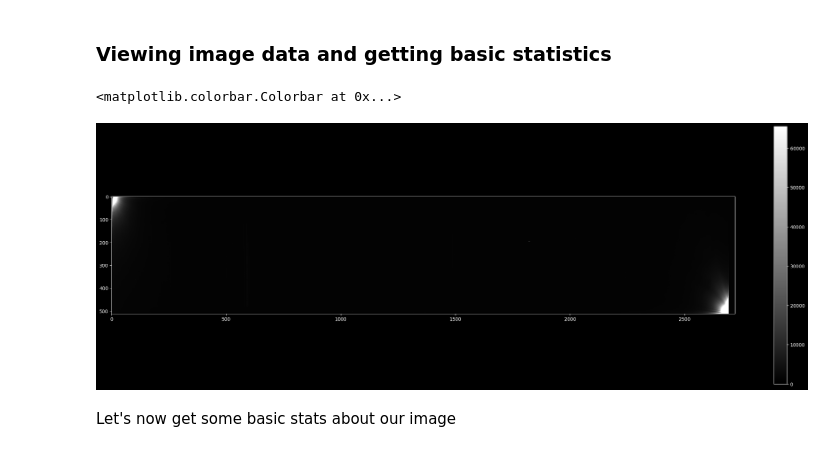
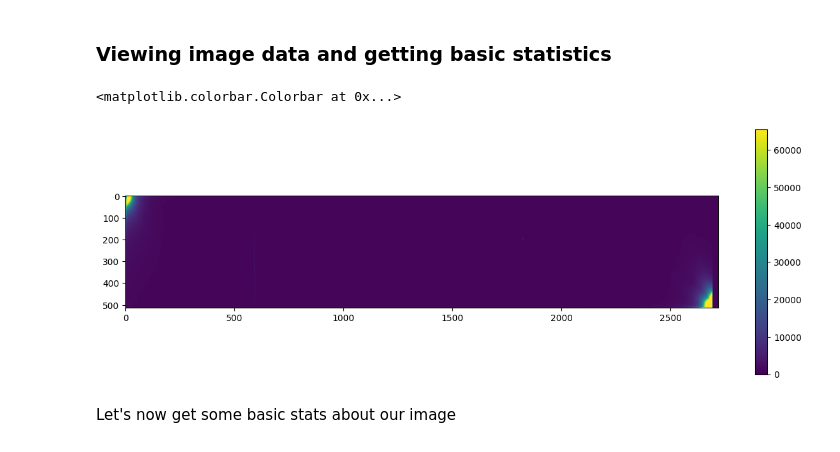
Before and after one commit to mikejafs/phys_641, a Jupyter notebook: projects/p1/p1_omm_spectrometry.ipynb, the cells around one changed output. Drawn from its saved outputs; the diff is of its cells as text; code cells hidden in the pictures.

```diff
--- a/projects/p1/p1_omm_spectrometry.ipynb
+++ b/projects/p1/p1_omm_spectrometry.ipynb
@@ -47,14 +47,16 @@ source_file.close()
 # %% [markdown]
 ### Viewing image data and getting basic statistics
 # %%
-plt.imshow(source_data, cmap = 'gray')
+# plt.style.use('seaborn-v0_8-white')
+
+plt.imshow(source_data, cmap = 'viridis')
 plt.colorbar()
 
 # header = source_file[0].header
 # print(repr(header))
 # %% [output]
 <matplotlib.colorbar.Colorbar at 0x...>
-[figure, old version]
+[figure, new version]
 # %% [markdown]
 Let's now get some basic stats about our image
 # %%
```
Also changed, not shown: parts of 4 cells of this notebook.
